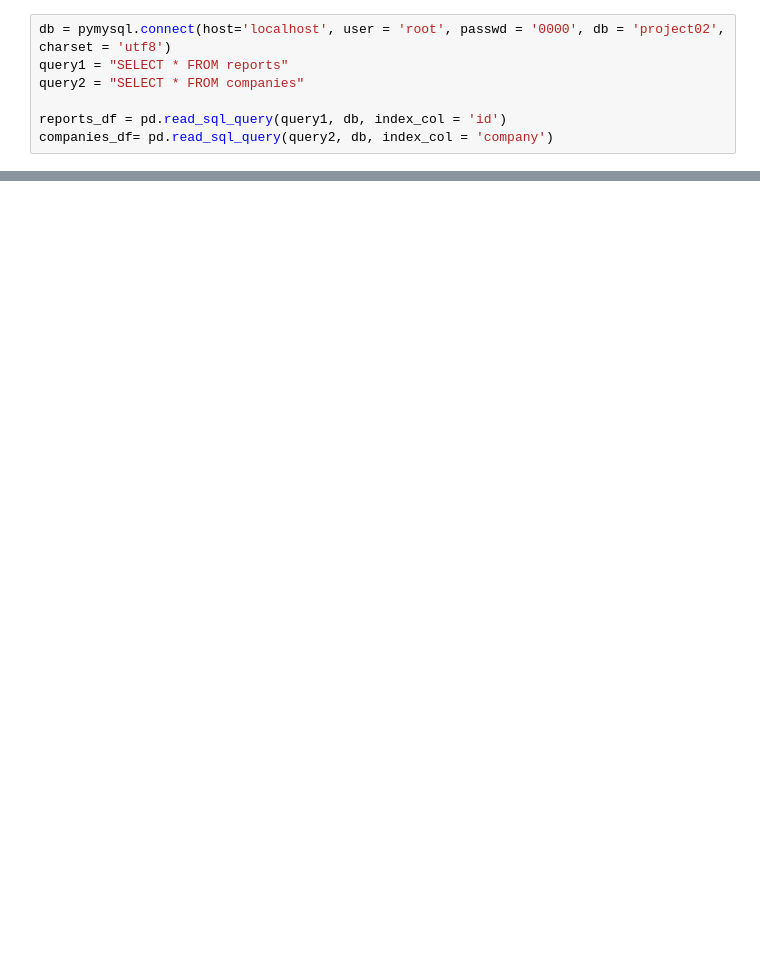
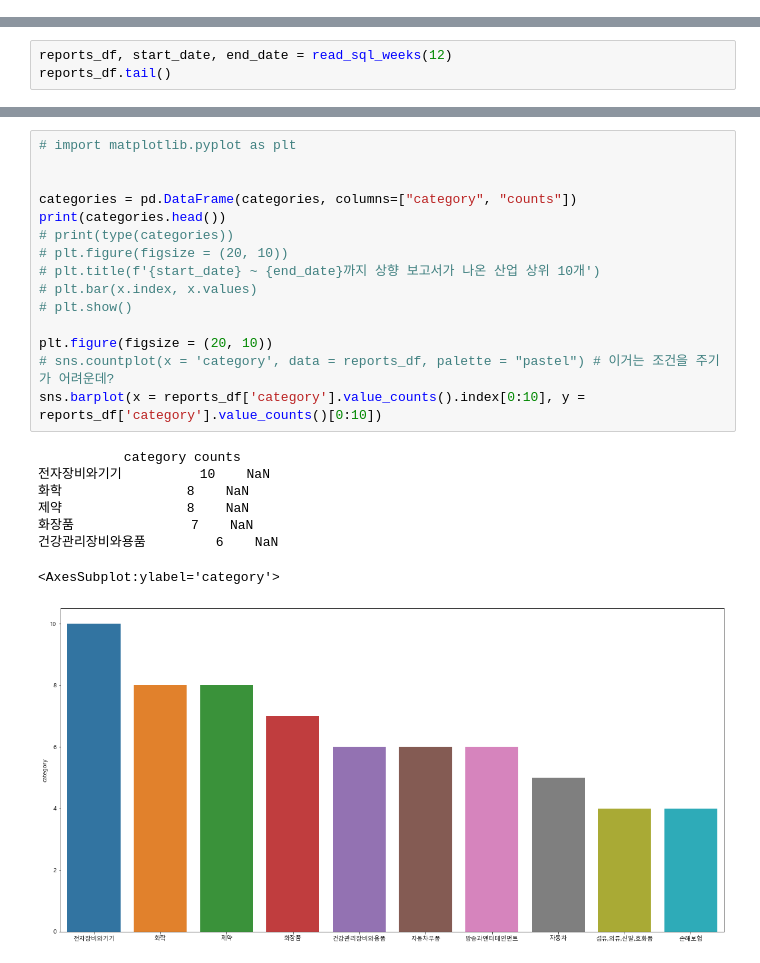
Before and after one commit to dowrave/Project02_Hankyung, a Jupyter notebook: main1/DataProcessing.ipynb, the cells around one changed output, grey strips where cells are left out. Cells and saved outputs as stored; diff of their text form; blank space fills up the shorter version.

```diff
--- a/main1/DataProcessing.ipynb
+++ b/main1/DataProcessing.ipynb
@@ -4,7 +0,0 @@ import pymysql
-# %%
-db = pymysql.connect(host='localhost', user = 'root', passwd = '0000', db = 'project02', charset = 'utf8')
-query1 = "SELECT * FROM reports"
-query2 = "SELECT * FROM companies"
-
-reports_df = pd.read_sql_query(query1, db, index_col = 'id')
-companies_df= pd.read_sql_query(query2, db, index_col = 'company')
@@ -18,0 +82,3 @@ db.close()
+# %%
+reports_df, start_date, end_date = read_sql_weeks(12)
+reports_df.tail()
@@ -18,0 +92,24 @@ db.close()
+# %%
+# import matplotlib.pyplot as plt
+
+
+categories = pd.DataFrame(categories, columns=["category", "counts"])
+print(categories.head())
+# print(type(categories))
+# plt.figure(figsize = (20, 10))
+# plt.title(f'{start_date} ~ {end_date}까지 상향 보고서가 나온 산업 상위 10개')
+# plt.bar(x.index, x.values)
+# plt.show()
+
+plt.figure(figsize = (20, 10))
+# sns.countplot(x = 'category', data = reports_df, palette = "pastel") # 이거는 조건을 주기가 어려운데?
+sns.barplot(x = reports_df['category'].value_counts().index[0:10], y = reports_df['category'].value_counts()[0:10])
+# %% [output]
+           category counts
+전자장비와기기          10    NaN
+화학                8    NaN
+제약                8    NaN
+화장품               7    NaN
+건강관리장비와용품         6    NaN
+<AxesSubplot:ylabel='category'>
+[figure, added]
```
Also changed, not shown: parts of 8 cells of this notebook, 6 other files.
